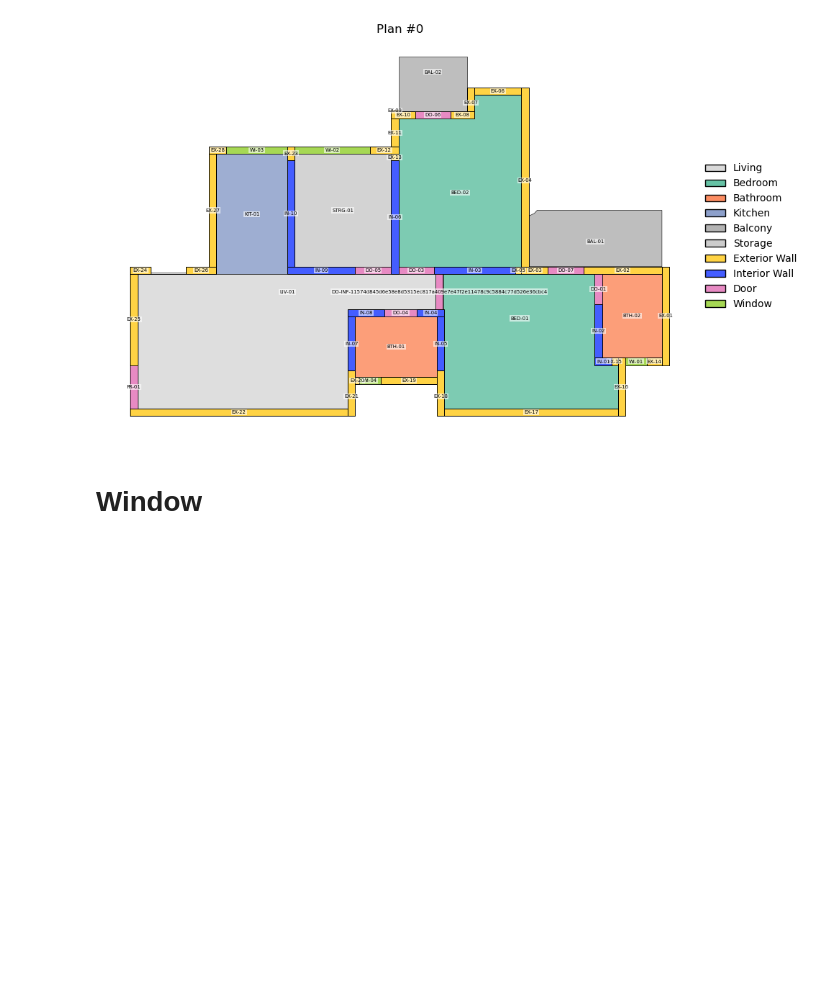
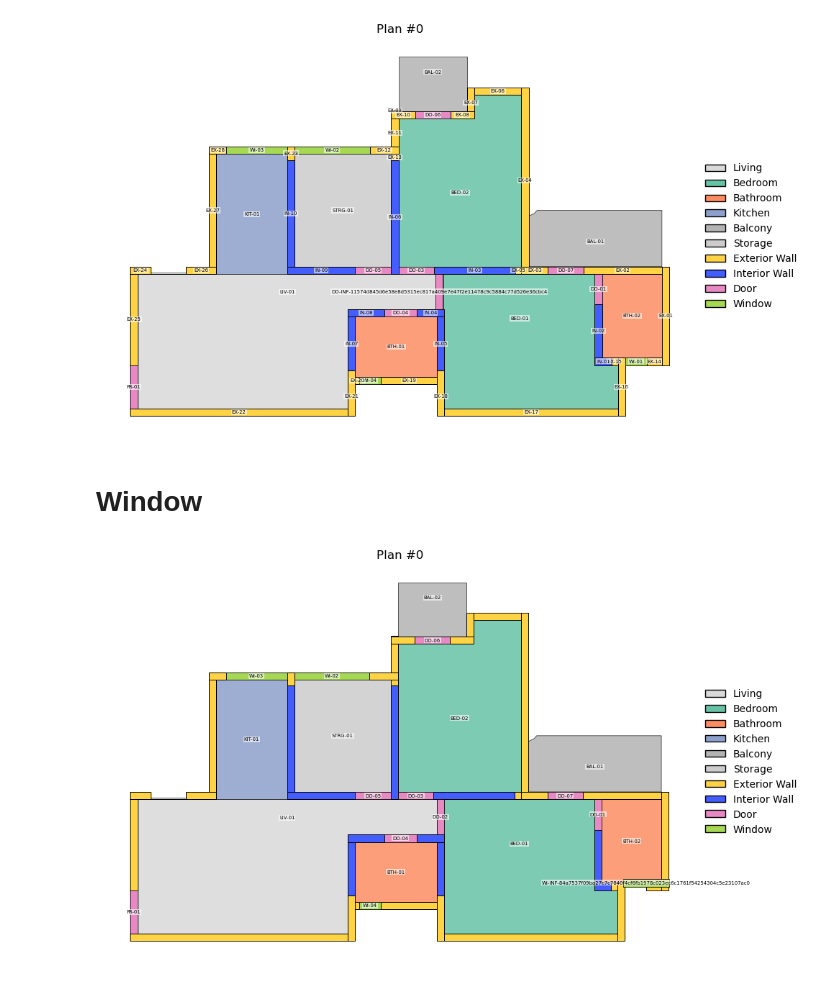
Before and after one commit to numanmuttaqi/Geometry-to-Ontology, a Jupyter notebook: Notebooks/togeometry.ipynb, the cells around one changed output. Drawn from its saved outputs; the diff is of its cells as text; code cells hidden in the pictures; blank space fills up the shorter version.

Commit message:
the closest window inferred position

```diff
--- a/Notebooks/togeometry.ipynb
+++ b/Notebooks/togeometry.ipynb
@@ -52,12 +52,14 @@ ax = plot_plan_json("../output/inferred_resplan_json/plan_00000_doors_back.json"
 # %%
 from thesis_package.ttl_to_json import save_ttl_as_json
 from thesis_package.visualize import plot_plan_json
 
 
 save_ttl_as_json(
-    "../output/inferred_resplan_ttl/plan_00000_.ttl",
-    "../output/inferred_resplan_json/plan_00000_.json",
+    "../output/inferred_resplan_ttl/plan_00000_windows_back.ttl",
+    "../output/inferred_resplan_json/plan_00000_windows_back.json",
 )
 
-ax = plot_plan_json("../output/inferred_resplan_json/plan_00000_doors_back.json",
-                    show_wall_ids=True, show_ids=True)
+ax = plot_plan_json("../output/inferred_resplan_json/plan_00000_windows_back.json",
+                    show_wall_ids=False, show_ids=True)
+# %% [output]
+[figure, added]
```
Also changed, not shown: 3 other files.
